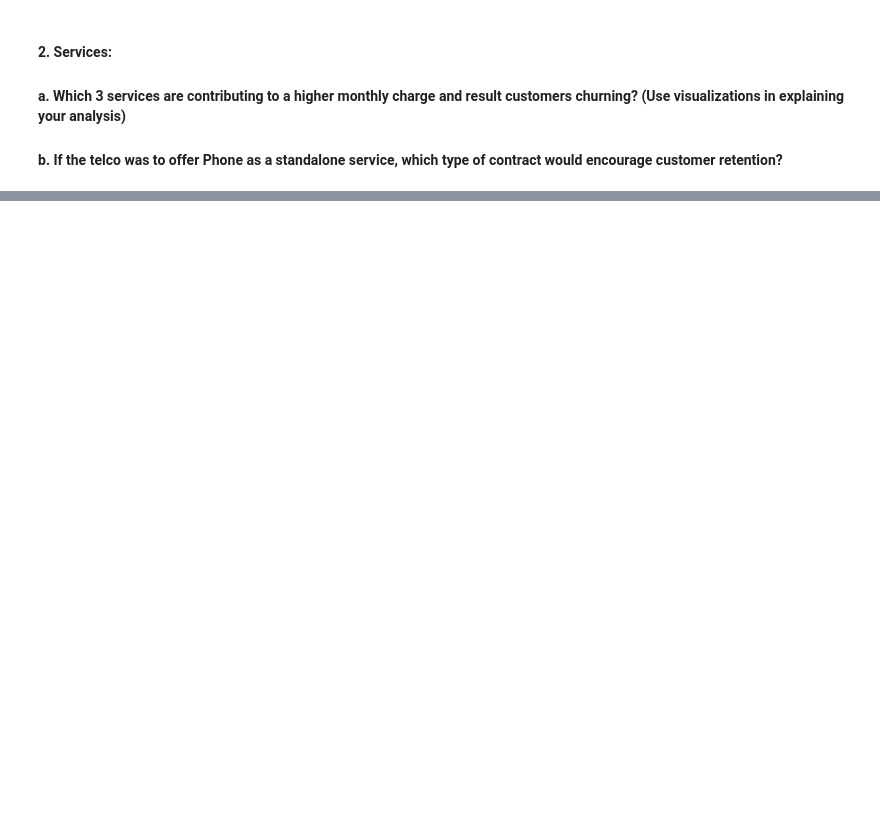
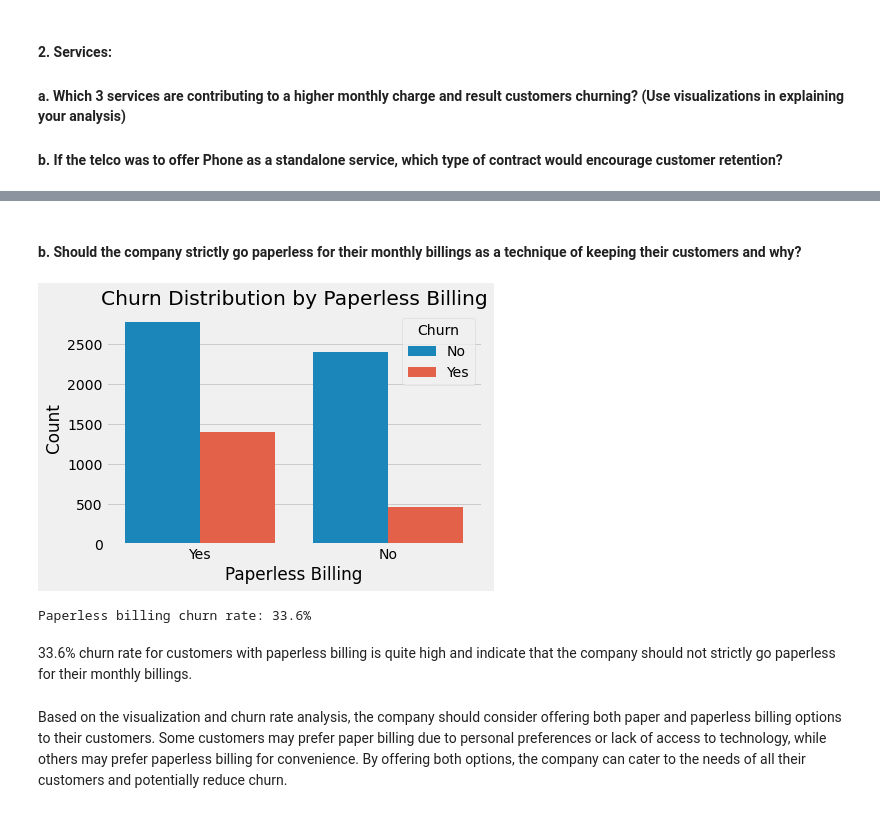
Before and after one commit to gathungugabriel/ADS-Assignment-4, a Jupyter notebook: Untitled.ipynb, the cells around one changed output, grey strips where cells are left out. Saved outputs shown, nothing was run; the diff lists cells and outputs as text; code cells hidden in the pictures; blank space fills up the shorter version.

```diff
--- a/Untitled.ipynb
+++ b/Untitled.ipynb
@@ -154,0 +264,24 @@ fig.show()
+# %% [markdown]
+####        b. Should the company strictly go paperless for their monthly billings as a technique of keeping their customers and why?
+# %%
+sns.countplot(x='PaperlessBilling', hue='Churn', data=telco_data)
+plt.title('Churn Distribution by Paperless Billing')
+plt.xlabel('Paperless Billing')
+plt.ylabel('Count')
+plt.show()
+# %% [output]
+[figure, added]
+# %%
+# Converting PaperlessBilling to binary numeric data type
+telco_data['PaperlessBilling'] = telco_data['PaperlessBilling'].replace({'Yes': 1, 'No': 0})
+
+# Calculating churn rate for paperless billing customers
+paperless_churn_rate = telco_data.loc[telco_data['PaperlessBilling'] == 1, 'Churn'].value_counts(normalize=True)[1]
+
+print(f"Paperless billing churn rate: {paperless_churn_rate:.1%}")
+# %% [output]
+Paperless billing churn rate: 33.6%
+# %% [markdown]
+33.6% churn rate for customers with paperless billing is quite high and indicate that the company should not strictly go paperless for their monthly billings.
+# %% [markdown]
+Based on the visualization and churn rate analysis, the company should consider offering both paper and paperless billing options to their customers. Some customers may prefer paper billing due to personal preferences or lack of access to technology, while others may prefer paperless billing for convenience. By offering both options, the company can cater to the needs of all their customers and potentially reduce churn.
```
Also changed, not shown: parts of 12 cells of this notebook.
